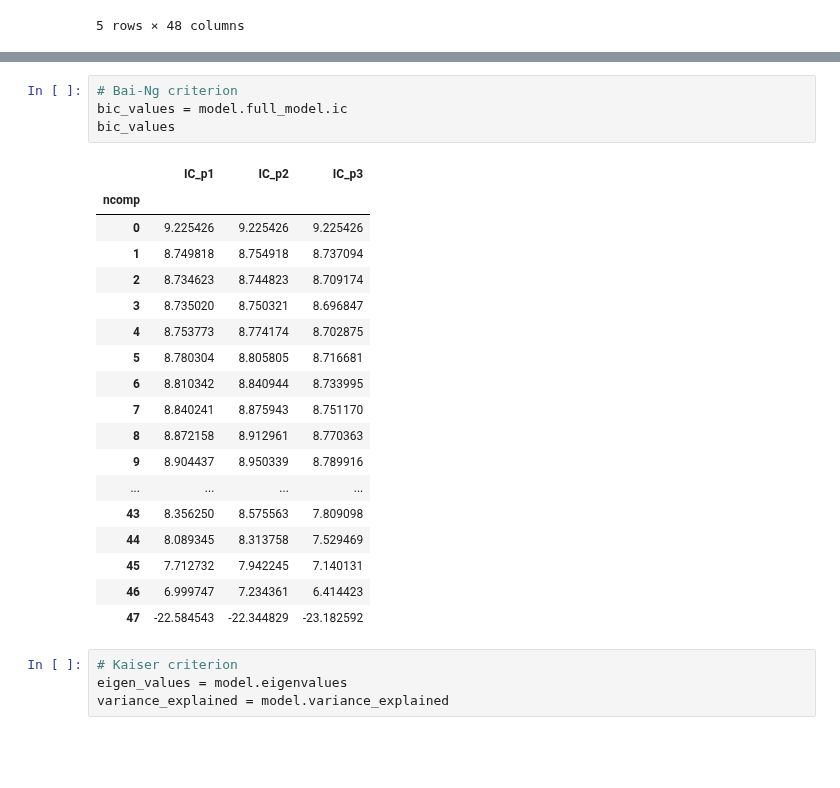
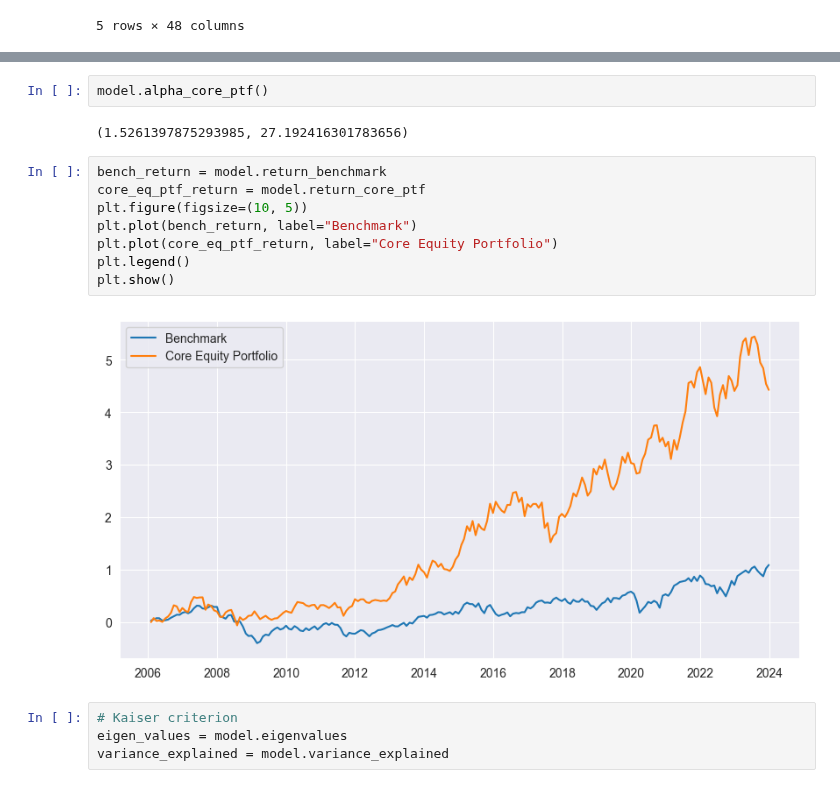
Before and after one commit to RomainCastellarnau/Financial-Econometrics-II, a Jupyter notebook: Code/core_portfolio.ipynb, the cells around one changed output, grey strips where cells are left out. Cells and saved outputs as stored; diff of their text form; blank space fills up the shorter version.

```diff
--- a/Code/core_portfolio.ipynb
+++ b/Code/core_portfolio.ipynb
@@ -32,26 +30,17 @@ TypeError: PCA.optim_routine.<locals>.objective() takes 1 positional argument bu
-# %%
-# Bai-Ng criterion
-bic_values = model.full_model.ic
-bic_values
-# %% [output]
-|  | IC_p1 | IC_p2 | IC_p3 |
-| ncomp |  |  |  |
-| 0 | 9.225426 | 9.225426 | 9.225426 |
-| 1 | 8.749818 | 8.754918 | 8.737094 |
-| 2 | 8.734623 | 8.744823 | 8.709174 |
-| 3 | 8.735020 | 8.750321 | 8.696847 |
-| 4 | 8.753773 | 8.774174 | 8.702875 |
-| 5 | 8.780304 | 8.805805 | 8.716681 |
-| 6 | 8.810342 | 8.840944 | 8.733995 |
-| 7 | 8.840241 | 8.875943 | 8.751170 |
-| 8 | 8.872158 | 8.912961 | 8.770363 |
-| 9 | 8.904437 | 8.950339 | 8.789916 |
-| ... | ... | ... | ... |
-| 43 | 8.356250 | 8.575563 | 7.809098 |
-| 44 | 8.089345 | 8.313758 | 7.529469 |
-| 45 | 7.712732 | 7.942245 | 7.140131 |
-| 46 | 6.999747 | 7.234361 | 6.414423 |
-| 47 | -22.584543 | -22.344829 | -23.182592 |
+# %%
+model.alpha_core_ptf()
+# %% [output]
+(1.5261397875293985, 27.192416301783656)
+# %%
+bench_return = model.return_benchmark
+core_eq_ptf_return = model.return_core_ptf
+plt.figure(figsize=(10, 5))
+plt.plot(bench_return, label="Benchmark")
+plt.plot(core_eq_ptf_return, label="Core Equity Portfolio")
+plt.legend()
+plt.show()
+# %% [output]
+[figure, added]
 # %%
 # Kaiser criterion
 eigen_values = model.eigenvalues
```
Also changed, not shown: parts of 2 cells of this notebook, 1 other file.
